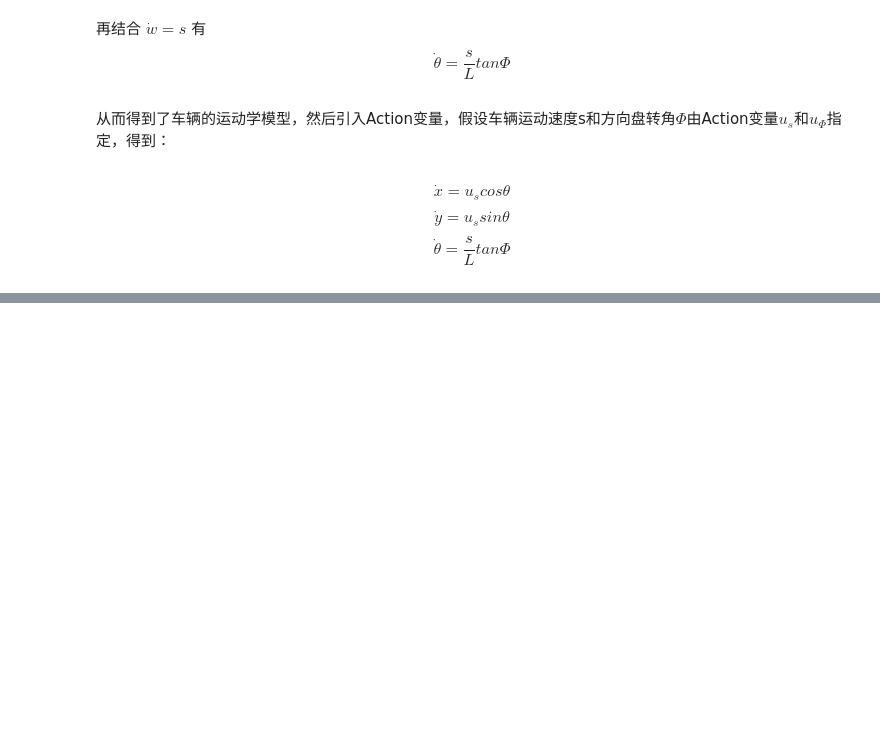
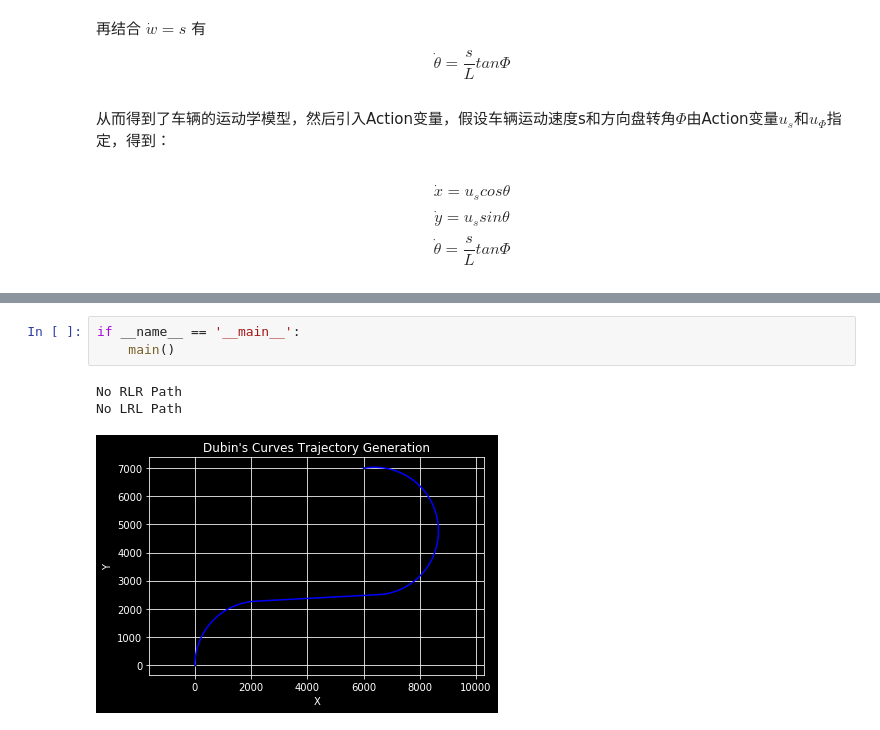
Before and after one commit to feiyuxiaoThu/Notes, a Jupyter notebook: Dubins/Dubins-curve.ipynb, the cells around one changed output, grey strips where cells are left out. Cells and saved outputs as stored; diff of their text form; blank space fills up the shorter version.

```diff
--- a/Dubins/Dubins-curve.ipynb
+++ b/Dubins/Dubins-curve.ipynb
@@ -73,0 +388,7 @@ $$
+# %%
+if __name__ == '__main__':
+    main()
+# %% [output]
+No RLR Path
+No LRL Path
+[figure, added]
```
Also changed, not shown: parts of 8 cells of this notebook, 2 other files.
